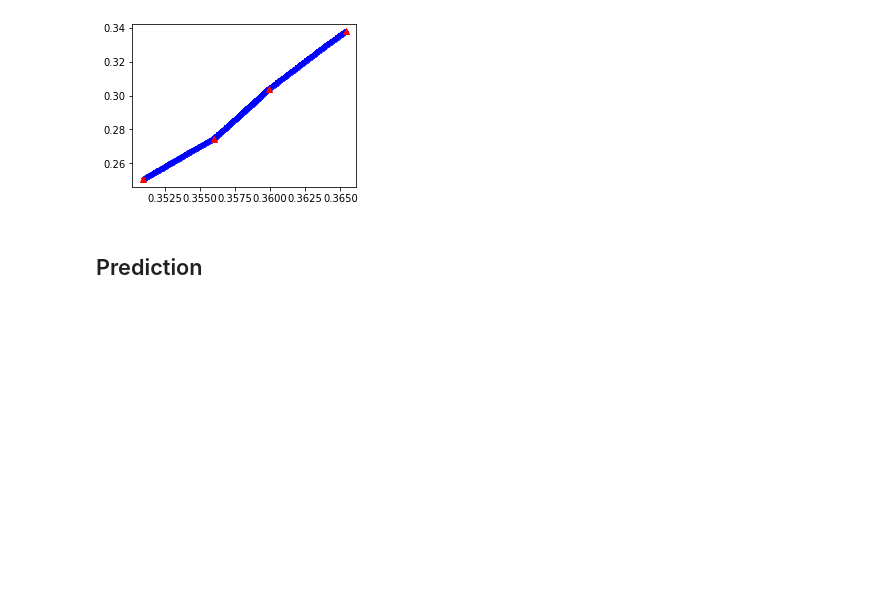
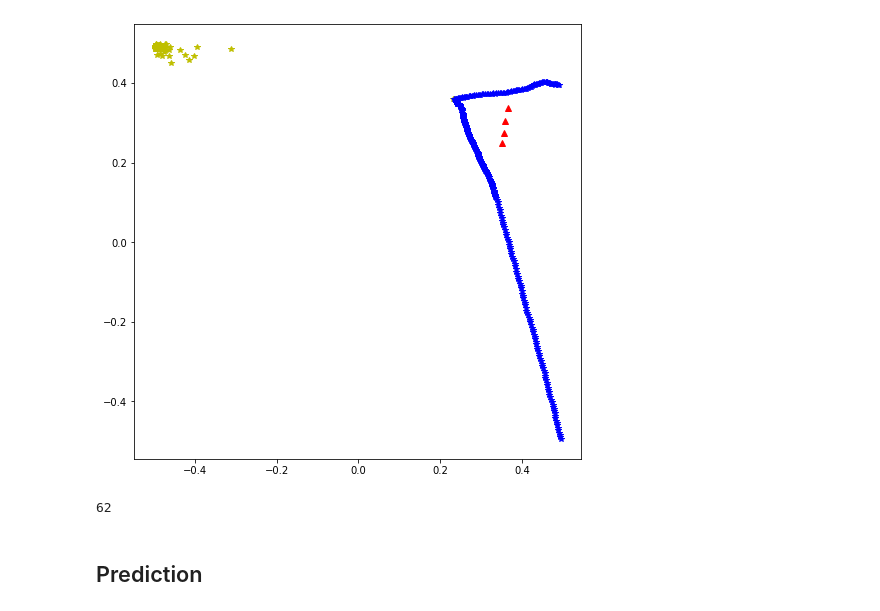
Before and after one commit to sorenhartmann/indoor-location-navigation, a Jupyter notebook: notebooks/1-inital-model.ipynb, the cells around one changed output. Cells and saved outputs as stored; diff of their text form; code cells hidden in the pictures; blank space fills up the shorter version.

```diff
--- a/notebooks/1-inital-model.ipynb
+++ b/notebooks/1-inital-model.ipynb
@@ -88,0 +117,11 @@ wifi[200:,:] = np.NAN
+# %%
+#wifi = np.nan_to_num(wifi)
+wifi2 = wifi.copy()
+wifi2[wifi2<-85] = np.nan
+# %%
+wifi = wifi[:,~np.isnan(wifi2).all(axis=0)]
+# %%
+min_wifi = min(wifi[~np.isnan(wifi)])
+max_wifi =max(wifi[~np.isnan(wifi)])
+wifi3 = (wifi- min_wifi) / (max_wifi-min_wifi)-0.5
+print(min_wifi,max_wifi)
@@ -99,16 +148,18 @@ rng_key, rng_key_ = random.split(rng_key)
 
 pos_is_observed = ~jnp.isnan(position[:, 0])
 pos_is_not_observed = jnp.isnan(position[:, 0])
+wifi_is_observed = ~jnp.isnan(wifi3)
 
 position2 = position / np.array([width,height])[None,:]-0.5
 
 numpyro.set_host_device_count(4)
 
 nuts_kernel = NUTS(model=initial_model)
-mcmc = MCMC(nuts_kernel, num_samples=1000, num_warmup=1000, num_chains=4)
+mcmc = MCMC(nuts_kernel, num_samples=1000, num_warmup=1000, num_chains=1)
 mcmc.run(
     rng_key_,
-    wifi=jnp.array(wifi),
+    wifi=jnp.array(wifi3),
+    wifi_is_observed = wifi_is_observed,
     position=jnp.array(position2),
     pos_is_not_observed=pos_is_not_observed,
     pos_is_observed=pos_is_observed,
@@ -146,11 +196,16 @@ X2 = hmc_samples2["x_0"] + jnp.cumsum(hmc_samples2["noises"], axis = 1).transpos
 # %%
 import matplotlib.pyplot as plt
-plt.figure(figsize=(4,3))
+plt.figure(figsize=(8,8))
+plt.plot(*jnp.mean(hmc_samples2["wifi_location"], axis = 0).T, "y*")
 plt.plot(*jnp.mean(X2, axis=1).T, 'b*')
 plt.plot(*position2[pos_is_observed].T, 'r^')
 plt.show()
 # %% [output]
-[figure, old version]
+[figure, new version]
+# %%
+len(jnp.mean(hmc_samples2["wifi_location"], axis = 0))
+# %% [output]
+62
 # %% [markdown]
 ## Prediction
 # %%
```
Also changed, not shown: parts of 16 cells of this notebook.
